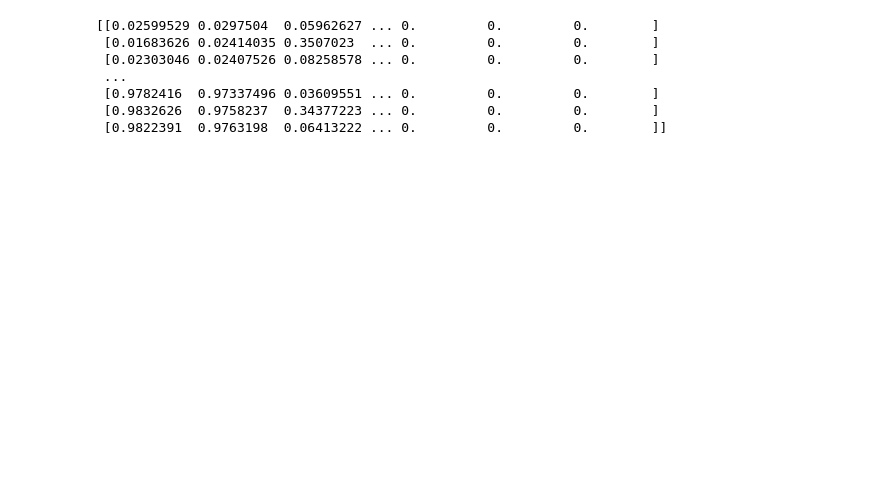
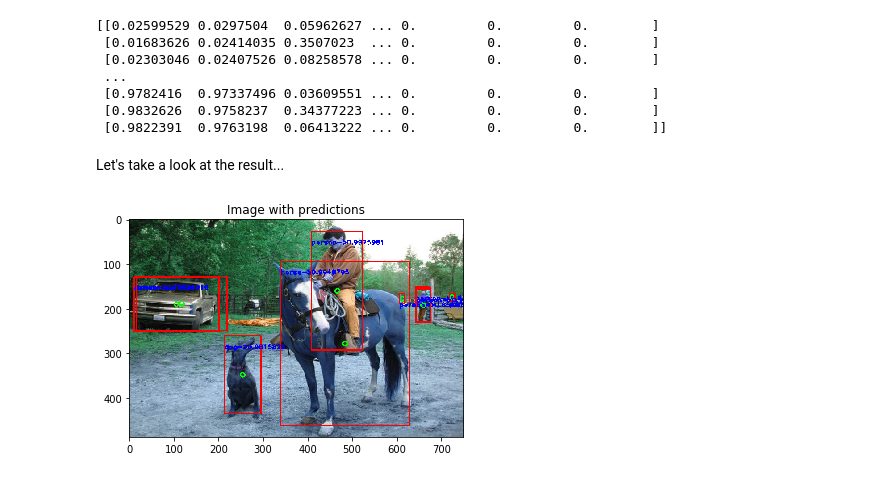
Before and after one commit to QMIND-Team/dair-Perception, a Jupyter notebook: Model Testing/Object Detection with YOLOv3.ipynb, the cells around one changed output. Drawn from its saved outputs; the diff is of its cells as text; code cells hidden in the pictures; blank space fills up the shorter version.

```diff
--- a/Model Testing/Object Detection with YOLOv3.ipynb
+++ b/Model Testing/Object Detection with YOLOv3.ipynb
@@ -90,0 +91,8 @@ cv2.destroyAllWindows()
+# %% [markdown]
+Let's take a look at the result...
+# %%
+plt.imshow(img)
+plt.title('Image with predictions')
+plt.show()
+# %% [output]
+[figure, added]
```
Also changed, not shown: parts of 5 cells of this notebook.
